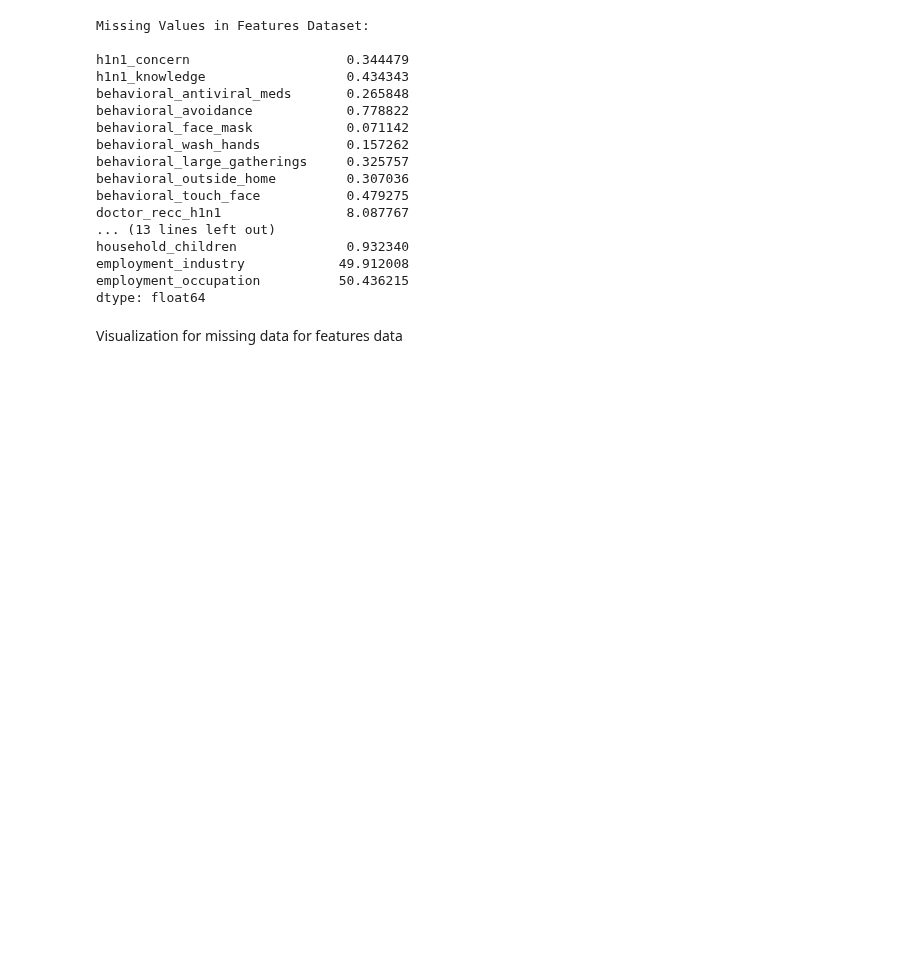
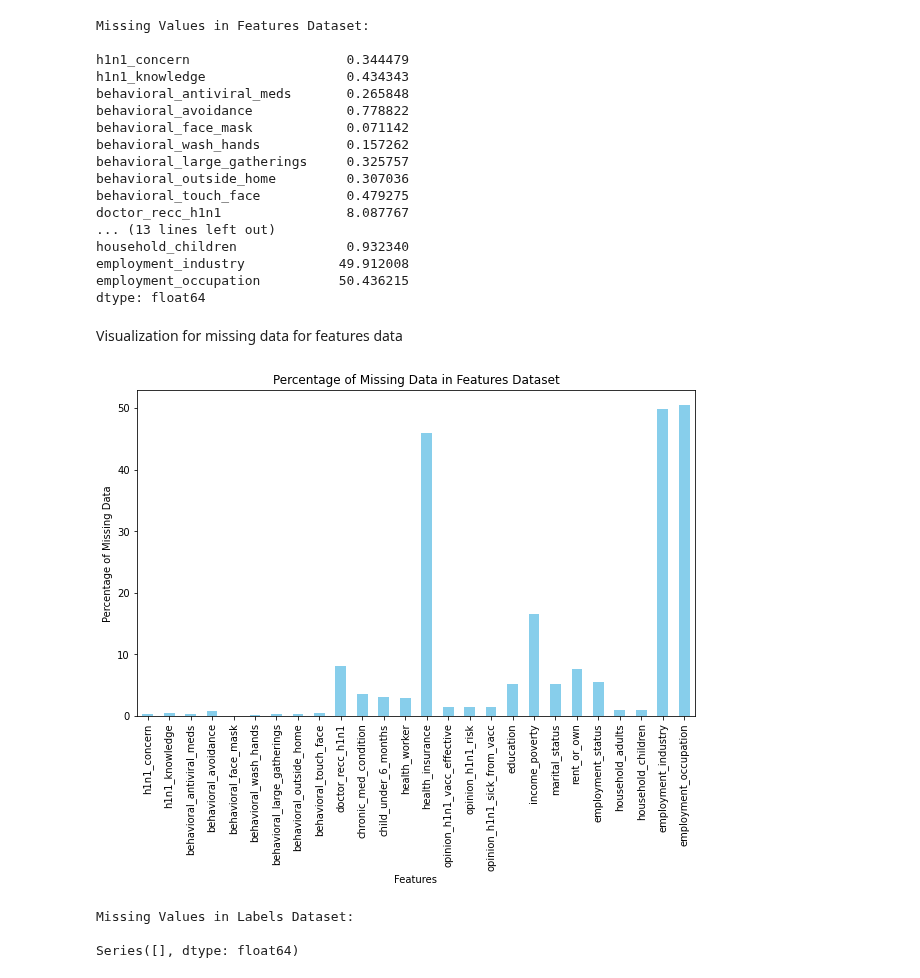
Before and after one commit to KariukiBrian/DSC_phase3project, a Jupyter notebook: index.ipynb, the cells around one changed output. Saved outputs shown, nothing was run; the diff lists cells and outputs as text; code cells hidden in the pictures; blank space fills up the shorter version.

Commit message:
Visualize missing data for features_h1n1_df using a bar graph

```diff
--- a/index.ipynb
+++ b/index.ipynb
@@ -362,4 +362,26 @@ employment_occupation          50.436215
 dtype: float64
 # %% [markdown]
 Visualization for missing data for features data
+# %%
+# Visualize missing data for features_h1n1_df using a bar graph
+plt.figure(figsize=(10, 6))
+missing_values_features_percentage.plot(kind='bar', color='skyblue')
+plt.title('Percentage of Missing Data in Features Dataset')
+plt.xlabel('Features')
+plt.ylabel('Percentage of Missing Data')
+plt.xticks(rotation=90)
+plt.show()
+# %% [output]
+[figure, added]
+# %%
+# Check for missing values in label_h1n1_df
+missing_values_labels = labels_h1n1_df.isnull().sum()
+missing_values_labels = missing_values_labels[missing_values_labels > 0]
+missing_values_labels_percentage = (missing_values_labels / len(labels_h1n1_df)) * 100
+print("\nMissing Values in Labels Dataset:\n")
+print(missing_values_labels_percentage)
+# %% [output]
+Missing Values in Labels Dataset:
+
+Series([], dtype: float64)
 # %%
```
Also changed, not shown: parts of 1 cell of this notebook.
